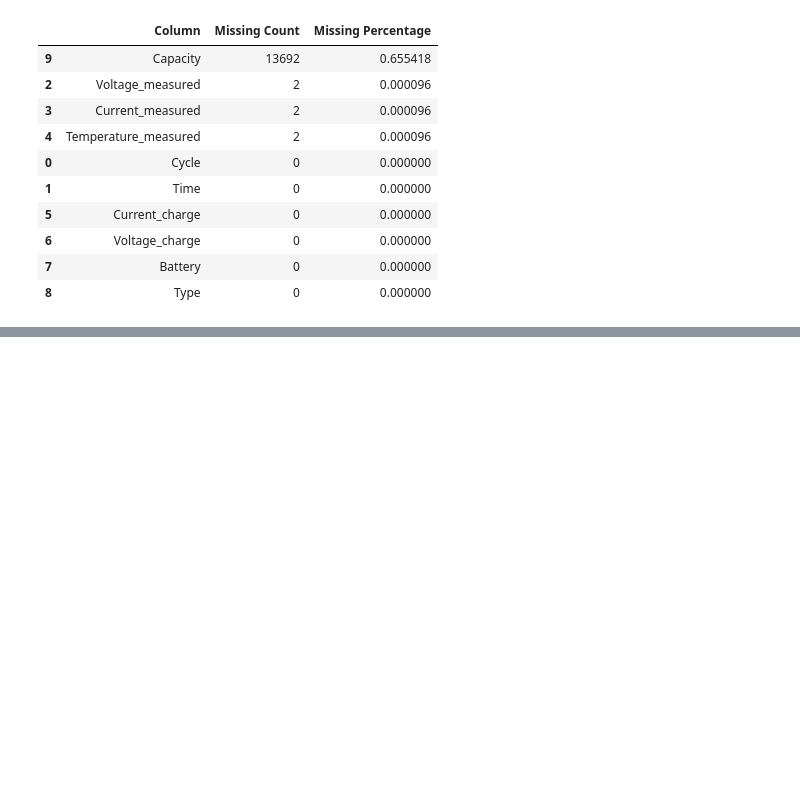
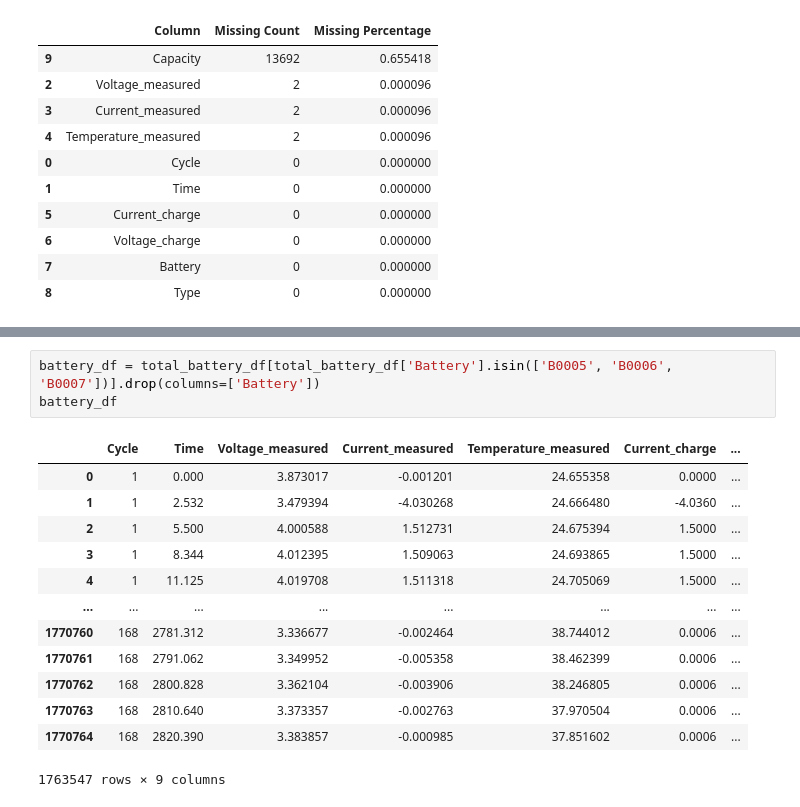
Before and after one commit to RomanShrestha07/CPSC_4830_Group_Project, a Jupyter notebook: Group_Project.ipynb, the cells around one changed output, grey strips where cells are left out. Drawn from its saved outputs; the diff is of its cells as text; blank space fills up the shorter version.

```diff
--- a/Group_Project.ipynb
+++ b/Group_Project.ipynb
@@ -754,0 +717,17 @@ total_battery_df
+# %%
+battery_df = total_battery_df[total_battery_df['Battery'].isin(['B0005', 'B0006', 'B0007'])].drop(columns=['Battery'])
+battery_df
+# %% [output]
+|  | Cycle | Time | Voltage_measured | Current_measured | Temperature_measured | Current_charge | ... |
+| 0 | 1 | 0.000 | 3.873017 | -0.001201 | 24.655358 | 0.0000 | ... |
+| 1 | 1 | 2.532 | 3.479394 | -4.030268 | 24.666480 | -4.0360 | ... |
+| 2 | 1 | 5.500 | 4.000588 | 1.512731 | 24.675394 | 1.5000 | ... |
+| 3 | 1 | 8.344 | 4.012395 | 1.509063 | 24.693865 | 1.5000 | ... |
+| 4 | 1 | 11.125 | 4.019708 | 1.511318 | 24.705069 | 1.5000 | ... |
+| ... | ... | ... | ... | ... | ... | ... | ... |
+| 1770760 | 168 | 2781.312 | 3.336677 | -0.002464 | 38.744012 | 0.0006 | ... |
+| 1770761 | 168 | 2791.062 | 3.349952 | -0.005358 | 38.462399 | 0.0006 | ... |
+| 1770762 | 168 | 2800.828 | 3.362104 | -0.003906 | 38.246805 | 0.0006 | ... |
+| 1770763 | 168 | 2810.640 | 3.373357 | -0.002763 | 37.970504 | 0.0006 | ... |
+| 1770764 | 168 | 2820.390 | 3.383857 | -0.000985 | 37.851602 | 0.0006 | ... |
+1763547 rows × 9 columns
```
Also changed, not shown: parts of 28 cells of this notebook.
